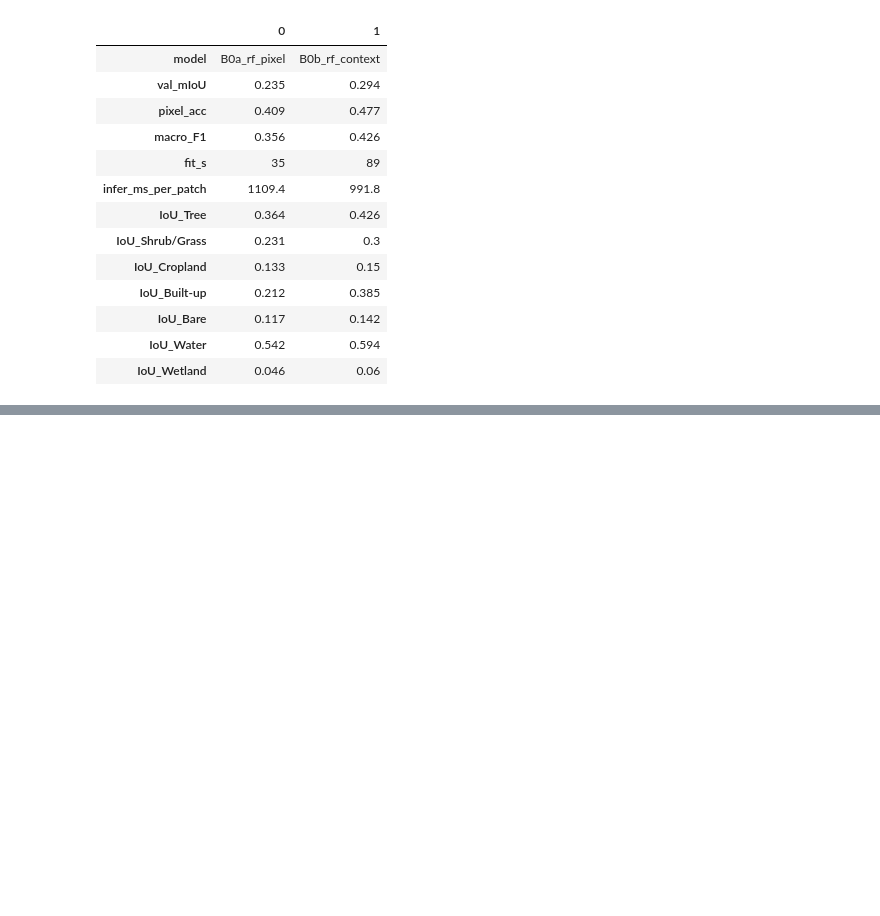
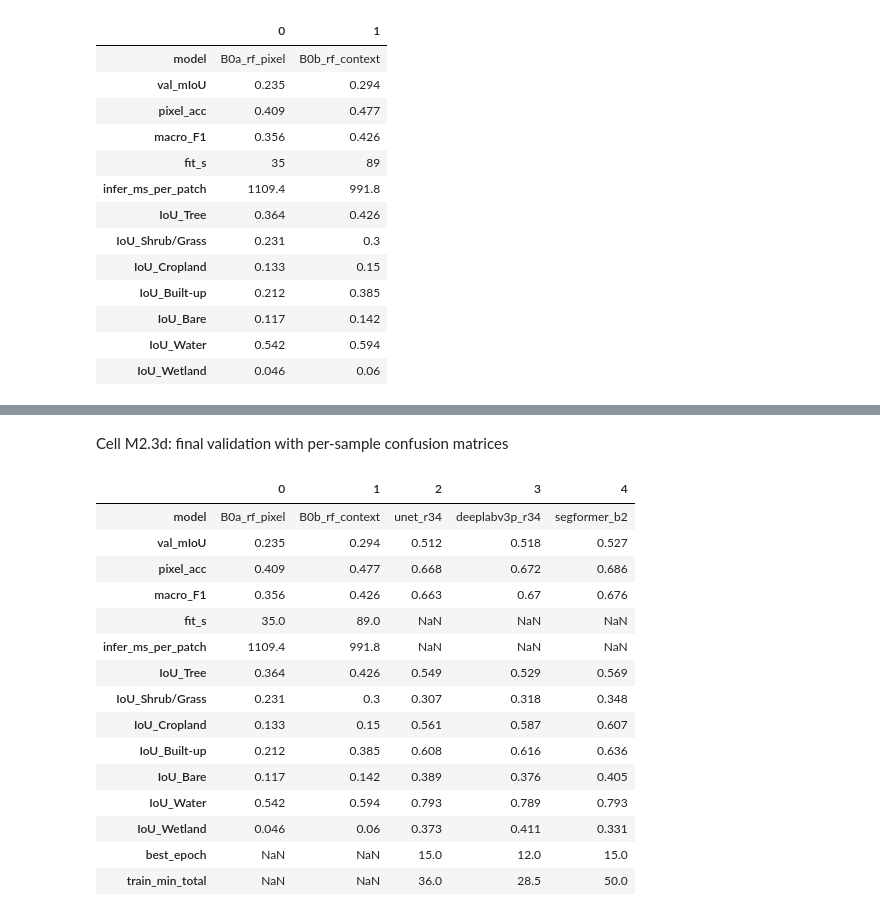
Before and after one commit to rahuldevagiri/deep-learning-project, a Jupyter notebook: notebooks/03_model_comparison.ipynb, the cells around one changed output, grey strips where cells are left out. Cells and saved outputs as stored; diff of their text form; code cells hidden in the pictures; blank space fills up the shorter version.

Commit message:
train U-Net, DeepLabV3+, SegFormer (15 epochs, same protocol)

```diff
--- a/notebooks/03_model_comparison.ipynb
+++ b/notebooks/03_model_comparison.ipynb
@@ -385,0 +471,2 @@ val pixels: (3143680, 7)
+# %%
+histories = {name: train_model(name) for name in MODELS}
@@ -385,0 +481,48 @@ val pixels: (3143680, 7)
+# %% [markdown]
+Cell M2.3d: final validation with per-sample confusion matrices
+# %%
+def eval_val_per_sample(name):
+    ck = torch.load(f"{COMP}/{name}/best.pth", map_location=DEVICE, weights_only=False)
+    model = build_model(name).to(DEVICE).to(memory_format=torch.channels_last)
+    model.load_state_dict(ck["model"]); model.eval()
+    loader = DataLoader(ds["val"], batch_size=BS, shuffle=False, num_workers=2, pin_memory=True)
+    cms = []
+    with torch.no_grad():
+        for xb, yb in tqdm(loader, leave=False):
+            xb = xb.to(DEVICE, memory_format=torch.channels_last); yb = yb.to(DEVICE)
+            with torch.autocast("cuda", dtype=torch.float16):
+                pred = model(xb).argmax(1)
+            for k in range(len(yb)):
+                m = yb[k] != 255
+                cms.append(torch.bincount(yb[k][m] * NC + pred[k][m], minlength=NC * NC)
+                           .reshape(NC, NC).cpu().numpy())
+    cms = np.stack(cms)
+    rows = ds["val"].rows                                   # same order as the loader
+    np.savez_compressed(f"{COMP}/val_cms_{name}.npz", rows=rows, pid_file=idx.pid_file.values[rows], cms=cms)
+    m = metrics_np(cms.sum(0))
+    h = histories[name] if name in histories else pd.read_csv(f"{COMP}/{name}/history.csv")
+    return {"model": name, "best_epoch": ck["epoch"], "val_mIoU": round(m["mIoU"], 3),
+            "pixel_acc": round(m["pixel_acc"], 3), "macro_F1": round(m["macro_F1"], 3),
+            "train_min_total": round(h.epoch_s.sum() / 60, 1),
+            **{f"IoU_{c}": round(v, 3) for c, v in zip(CLASSES, m["IoU"])}}
+
+dl_res = pd.DataFrame([eval_val_per_sample(n) for n in MODELS])
+dl_res.to_csv(f"{COMP}/results_M2_dl.csv", index=False)
+pd.concat([pd.read_csv(f"{COMP}/results_B0.csv"), dl_res], ignore_index=True).T
+# %% [output]
+|  | 0 | 1 | 2 | 3 | 4 |
+| model | B0a_rf_pixel | B0b_rf_context | unet_r34 | deeplabv3p_r34 | segformer_b2 |
+| val_mIoU | 0.235 | 0.294 | 0.512 | 0.518 | 0.527 |
+| pixel_acc | 0.409 | 0.477 | 0.668 | 0.672 | 0.686 |
+| macro_F1 | 0.356 | 0.426 | 0.663 | 0.67 | 0.676 |
+| fit_s | 35.0 | 89.0 | NaN | NaN | NaN |
+| infer_ms_per_patch | 1109.4 | 991.8 | NaN | NaN | NaN |
+| IoU_Tree | 0.364 | 0.426 | 0.549 | 0.529 | 0.569 |
+| IoU_Shrub/Grass | 0.231 | 0.3 | 0.307 | 0.318 | 0.348 |
+| IoU_Cropland | 0.133 | 0.15 | 0.561 | 0.587 | 0.607 |
+| IoU_Built-up | 0.212 | 0.385 | 0.608 | 0.616 | 0.636 |
+| IoU_Bare | 0.117 | 0.142 | 0.389 | 0.376 | 0.405 |
+| IoU_Water | 0.542 | 0.594 | 0.793 | 0.789 | 0.793 |
+| IoU_Wetland | 0.046 | 0.06 | 0.373 | 0.411 | 0.331 |
+| best_epoch | NaN | NaN | 15.0 | 12.0 | 15.0 |
+| train_min_total | NaN | NaN | 36.0 | 28.5 | 50.0 |
```
Also changed, not shown: parts of 9 cells of this notebook.
